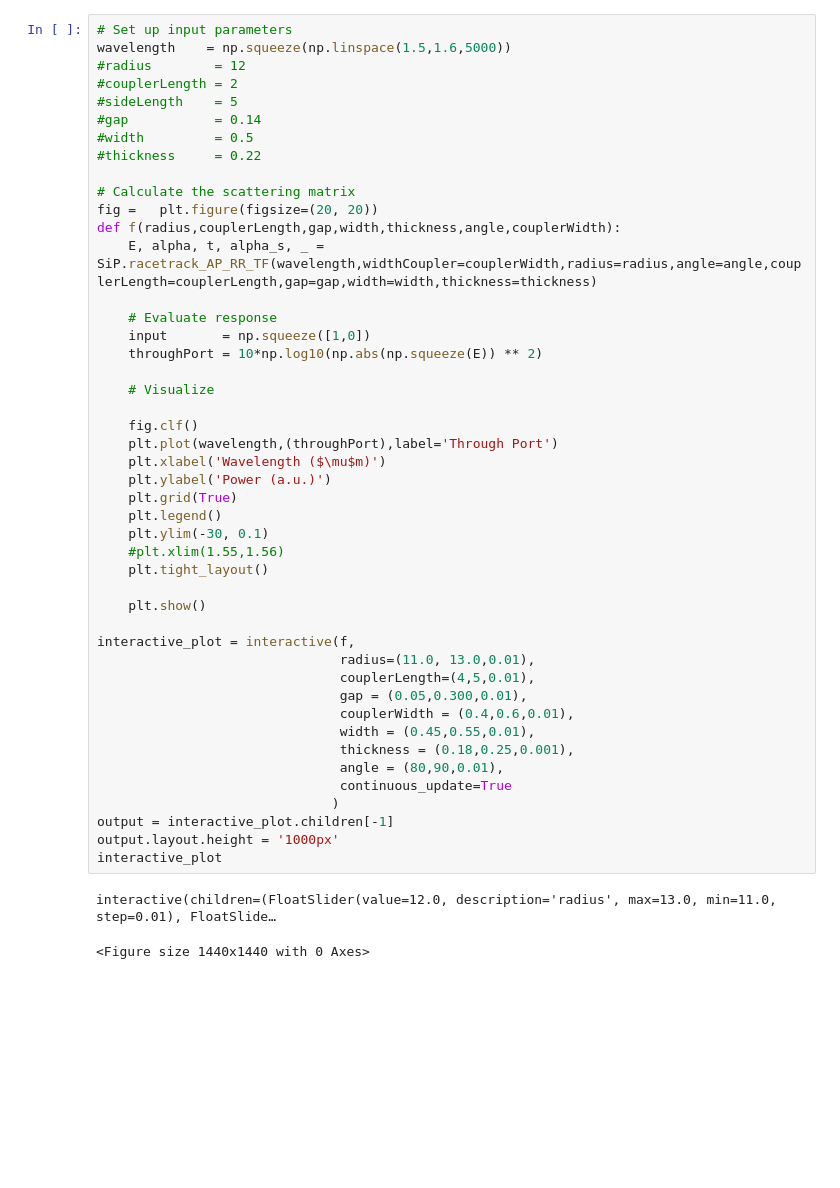
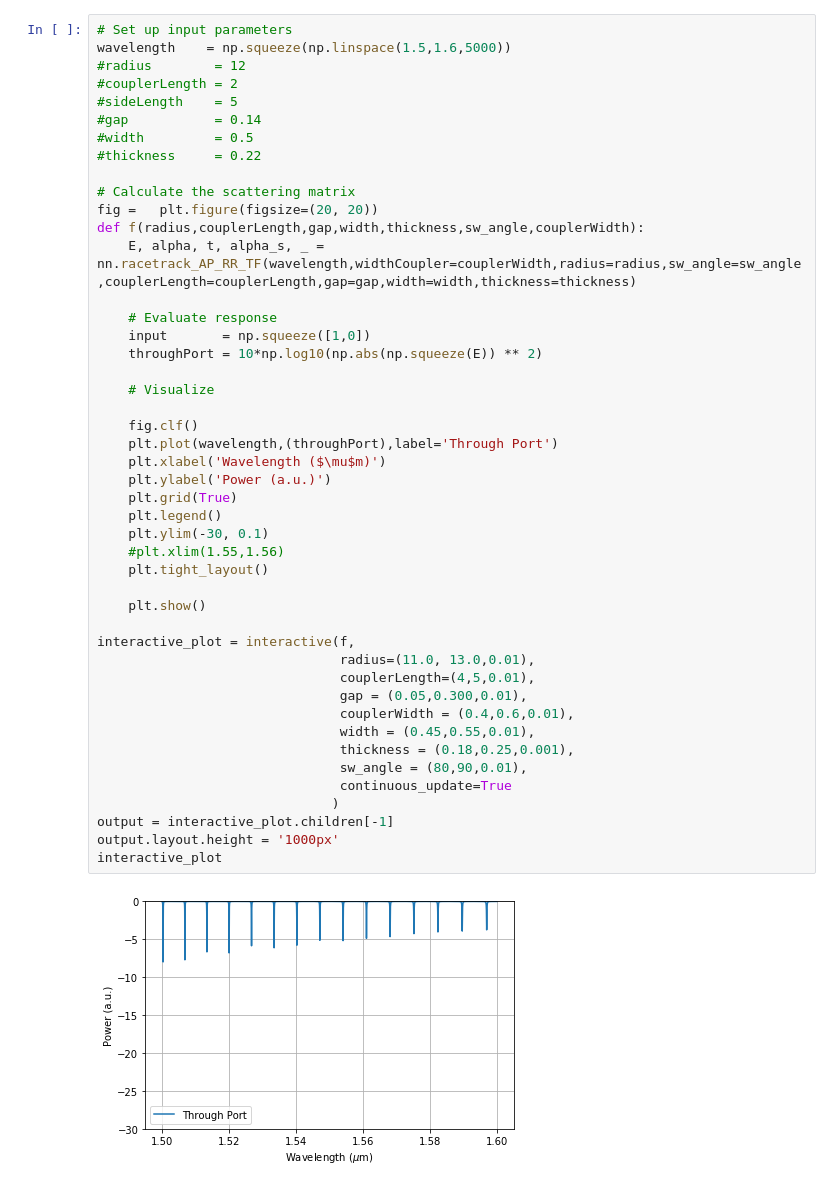
Before and after one commit to BYUCamachoLab/SiPANN, a Jupyter notebook: examples/ringResonator.ipynb, the cells around one changed output. Cells and saved outputs as stored; diff of their text form; blank space fills up the shorter version.

```diff
--- a/examples/ringResonator.ipynb
+++ b/examples/ringResonator.ipynb
@@ -30,43 +25,42 @@ wavelength    = np.squeeze(np.linspace(1.5,1.6,5000))
 
 # Calculate the scattering matrix
 fig =   plt.figure(figsize=(20, 20))
-def f(radius,couplerLength,gap,width,thickness,angle,couplerWidth):
-    E, alpha, t, alpha_s, _ = SiP.racetrack_AP_RR_TF(wavelength,widthCoupler=couplerWidth,radius=radius,angle=angle,couplerLength=couplerLength,gap=gap,width=width,thickness=thickness)
+def f(radius,couplerLength,gap,width,thickness,sw_angle,couplerWidth):
+    E, alpha, t, alpha_s, _ = nn.racetrack_AP_RR_TF(wavelength,widthCoupler=couplerWidth,radius=radius,sw_angle=sw_angle,couplerLength=couplerLength,gap=gap,width=width,thickness=thickness)
 
     # Evaluate response
     input       = np.squeeze([1,0])
     throughPort = 10*np.log10(np.abs(np.squeeze(E)) ** 2)
 
     # Visualize
 
     fig.clf()
     plt.plot(wavelength,(throughPort),label='Through Port')
     plt.xlabel('Wavelength ($\mu$m)')
     plt.ylabel('Power (a.u.)')
     plt.grid(True)
     plt.legend()
     plt.ylim(-30, 0.1)
     #plt.xlim(1.55,1.56)
     plt.tight_layout()
 
     plt.show()
 
 interactive_plot = interactive(f,
                                radius=(11.0, 13.0,0.01),
                                couplerLength=(4,5,0.01),
                                gap = (0.05,0.300,0.01),
                                couplerWidth = (0.4,0.6,0.01),
                                width = (0.45,0.55,0.01),
                                thickness = (0.18,0.25,0.001),
-                               angle = (80,90,0.01),
+                               sw_angle = (80,90,0.01),
                                continuous_update=True
                               )
 output = interactive_plot.children[-1]
 output.layout.height = '1000px'
 interactive_plot
 # %% [output]
-interactive(children=(FloatSlider(value=12.0, description='radius', max=13.0, min=11.0, step=0.01), FloatSlide…
-<Figure size 1440x1440 with 0 Axes>
+[figure, added]
 # %%
 
 fig =   plt.figure(figsize=(20, 20))
```
Also changed, not shown: parts of 2 cells of this notebook, 8 other files.
